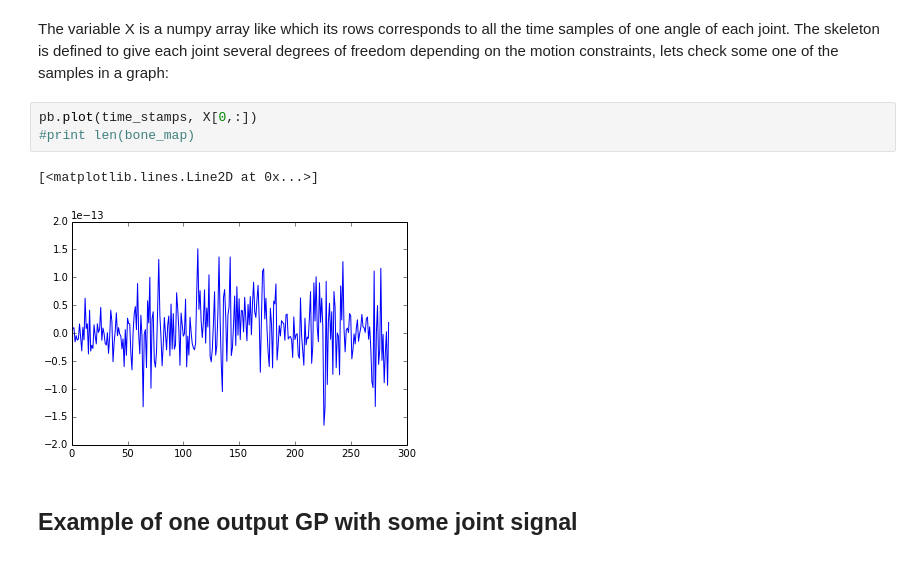
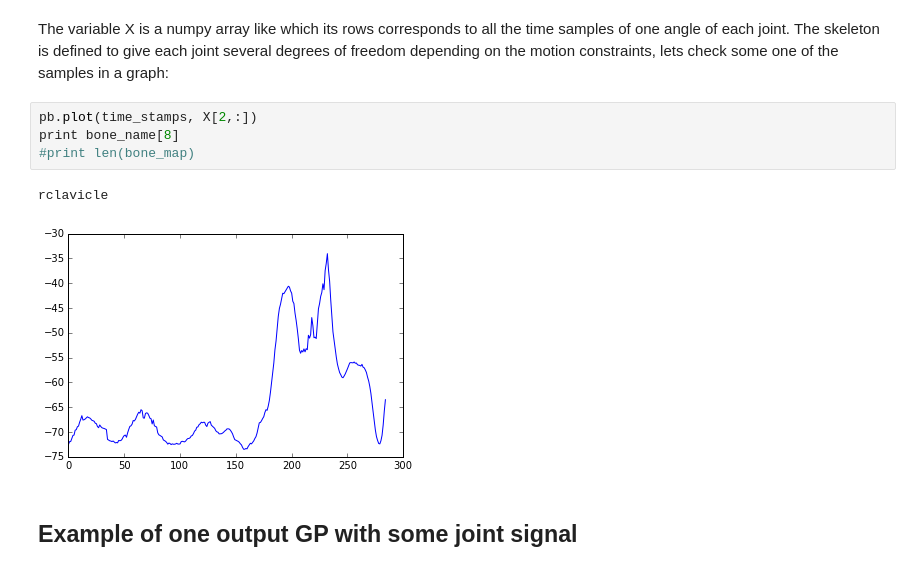
Before and after one commit to juangil/machine_learning_class, a Jupyter notebook: GP_tests/mocap_test_1/MOGP_mocap_1.ipynb, the cells around one changed output. Saved outputs shown, nothing was run; the diff lists cells and outputs as text.

```diff
--- a/GP_tests/mocap_test_1/MOGP_mocap_1.ipynb
+++ b/GP_tests/mocap_test_1/MOGP_mocap_1.ipynb
@@ -139,11 +196,12 @@ File succesfully loaded
 # %% [markdown]
 The variable X is a numpy array like which its rows corresponds to all the time samples of one angle of each joint. The skeleton is defined to give each joint several degrees of freedom depending on the motion constraints, lets check some one of the samples in a graph:
 # %%
-pb.plot(time_stamps, X[0,:])
+pb.plot(time_stamps, X[2,:])
+print bone_name[8]
 #print len(bone_map)
 # %% [output]
-[<matplotlib.lines.Line2D at 0x...>]
+rclavicle
-[figure, old version]
+[figure, new version]
 # %% [markdown]
 ## Example of one output GP with some joint signal
 # %%
```
Also changed, not shown: parts of 8 cells of this notebook, 1 other file.
